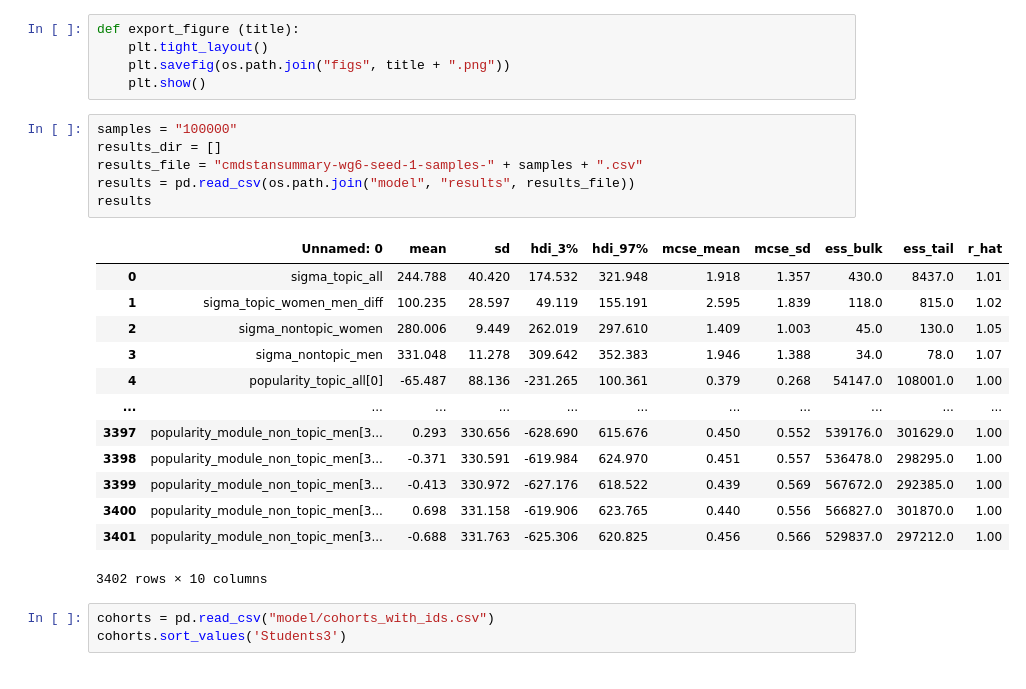
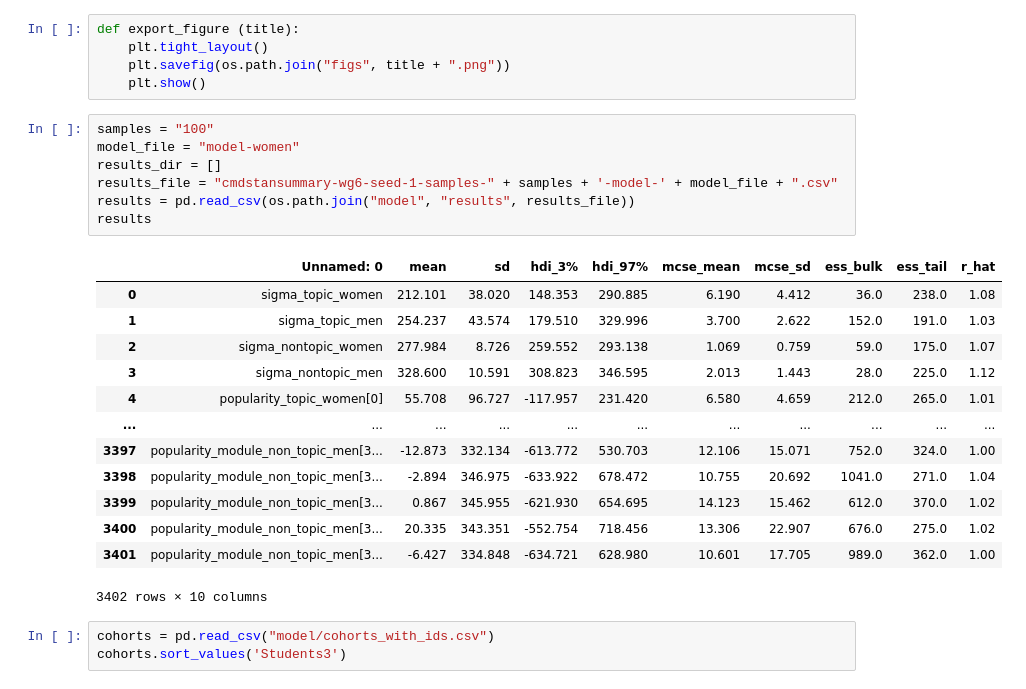
Before and after one commit to stevenaeola/iticse2023_wg6, a Jupyter notebook: popularity_analysis.ipynb, the cells around one changed output. Cells and saved outputs as stored; diff of their text form.

```diff
--- a/popularity_analysis.ipynb
+++ b/popularity_analysis.ipynb
@@ -10,24 +10,25 @@ def export_figure (title):
     plt.savefig(os.path.join("figs", title + ".png"))
     plt.show()
 # %%
-samples = "100000"
+samples = "100"
+model_file = "model-women"
 results_dir = []
-results_file = "cmdstansummary-wg6-seed-1-samples-" + samples + ".csv"
+results_file = "cmdstansummary-wg6-seed-1-samples-" + samples + '-model-' + model_file + ".csv"
 results = pd.read_csv(os.path.join("model", "results", results_file))
 results
 # %% [output]
 |  | Unnamed: 0 | mean | sd | hdi_3% | hdi_97% | mcse_mean | mcse_sd | ess_bulk | ess_tail | r_hat |
-| 0 | sigma_topic_all | 244.788 | 40.420 | 174.532 | 321.948 | 1.918 | 1.357 | 430.0 | 8437.0 | 1.01 |
-| 1 | sigma_topic_women_men_diff | 100.235 | 28.597 | 49.119 | 155.191 | 2.595 | 1.839 | 118.0 | 815.0 | 1.02 |
-| 2 | sigma_nontopic_women | 280.006 | 9.449 | 262.019 | 297.610 | 1.409 | 1.003 | 45.0 | 130.0 | 1.05 |
-| 3 | sigma_nontopic_men | 331.048 | 11.278 | 309.642 | 352.383 | 1.946 | 1.388 | 34.0 | 78.0 | 1.07 |
-| 4 | popularity_topic_all[0] | -65.487 | 88.136 | -231.265 | 100.361 | 0.379 | 0.268 | 54147.0 | 108001.0 | 1.00 |
+| 0 | sigma_topic_women | 212.101 | 38.020 | 148.353 | 290.885 | 6.190 | 4.412 | 36.0 | 238.0 | 1.08 |
+| 1 | sigma_topic_men | 254.237 | 43.574 | 179.510 | 329.996 | 3.700 | 2.622 | 152.0 | 191.0 | 1.03 |
+| 2 | sigma_nontopic_women | 277.984 | 8.726 | 259.552 | 293.138 | 1.069 | 0.759 | 59.0 | 175.0 | 1.07 |
+| 3 | sigma_nontopic_men | 328.600 | 10.591 | 308.823 | 346.595 | 2.013 | 1.443 | 28.0 | 225.0 | 1.12 |
+| 4 | popularity_topic_women[0] | 55.708 | 96.727 | -117.957 | 231.420 | 6.580 | 4.659 | 212.0 | 265.0 | 1.01 |
 | ... | ... | ... | ... | ... | ... | ... | ... | ... | ... | ... |
-| 3397 | popularity_module_non_topic_men[3... | 0.293 | 330.656 | -628.690 | 615.676 | 0.450 | 0.552 | 539176.0 | 301629.0 | 1.00 |
-| 3398 | popularity_module_non_topic_men[3... | -0.371 | 330.591 | -619.984 | 624.970 | 0.451 | 0.557 | 536478.0 | 298295.0 | 1.00 |
-| 3399 | popularity_module_non_topic_men[3... | -0.413 | 330.972 | -627.176 | 618.522 | 0.439 | 0.569 | 567672.0 | 292385.0 | 1.00 |
-| 3400 | popularity_module_non_topic_men[3... | 0.698 | 331.158 | -619.906 | 623.765 | 0.440 | 0.556 | 566827.0 | 301870.0 | 1.00 |
-| 3401 | popularity_module_non_topic_men[3... | -0.688 | 331.763 | -625.306 | 620.825 | 0.456 | 0.566 | 529837.0 | 297212.0 | 1.00 |
+| 3397 | popularity_module_non_topic_men[3... | -12.873 | 332.134 | -613.772 | 530.703 | 12.106 | 15.071 | 752.0 | 324.0 | 1.00 |
+| 3398 | popularity_module_non_topic_men[3... | -2.894 | 346.975 | -633.922 | 678.472 | 10.755 | 20.692 | 1041.0 | 271.0 | 1.04 |
+| 3399 | popularity_module_non_topic_men[3... | 0.867 | 345.955 | -621.930 | 654.695 | 14.123 | 15.462 | 612.0 | 370.0 | 1.02 |
+| 3400 | popularity_module_non_topic_men[3... | 20.335 | 343.351 | -552.754 | 718.456 | 13.306 | 22.907 | 676.0 | 275.0 | 1.02 |
+| 3401 | popularity_module_non_topic_men[3... | -6.427 | 334.848 | -634.721 | 628.980 | 10.601 | 17.705 | 989.0 | 362.0 | 1.00 |
 3402 rows × 10 columns
 # %%
 cohorts = pd.read_csv("model/cohorts_with_ids.csv")
```
Also changed, not shown: parts of 4 cells of this notebook, 18 other files.
